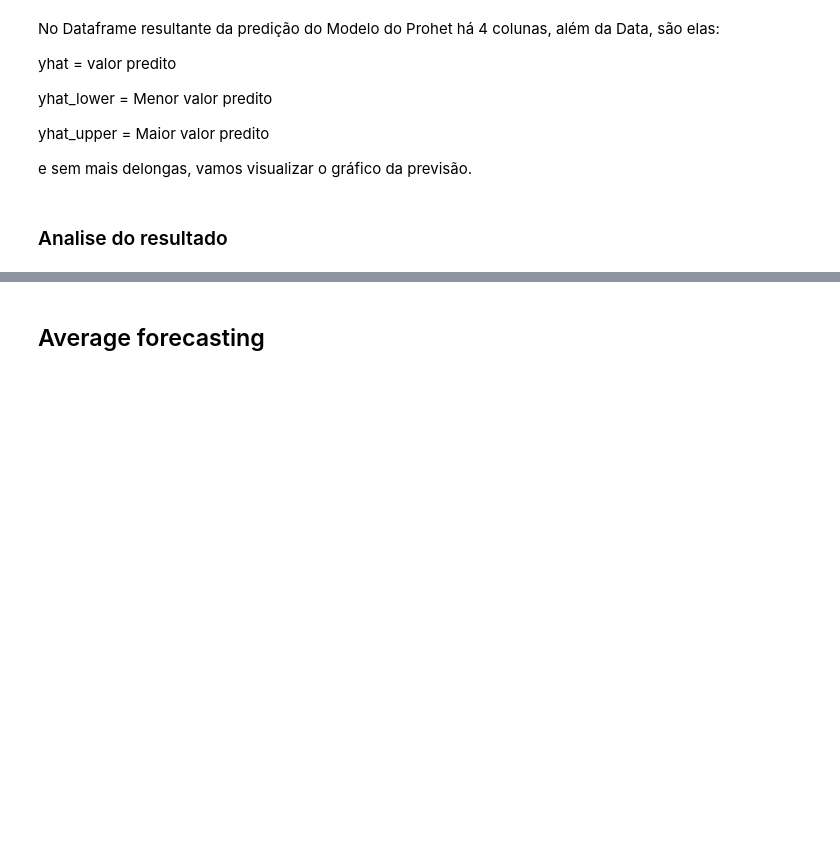
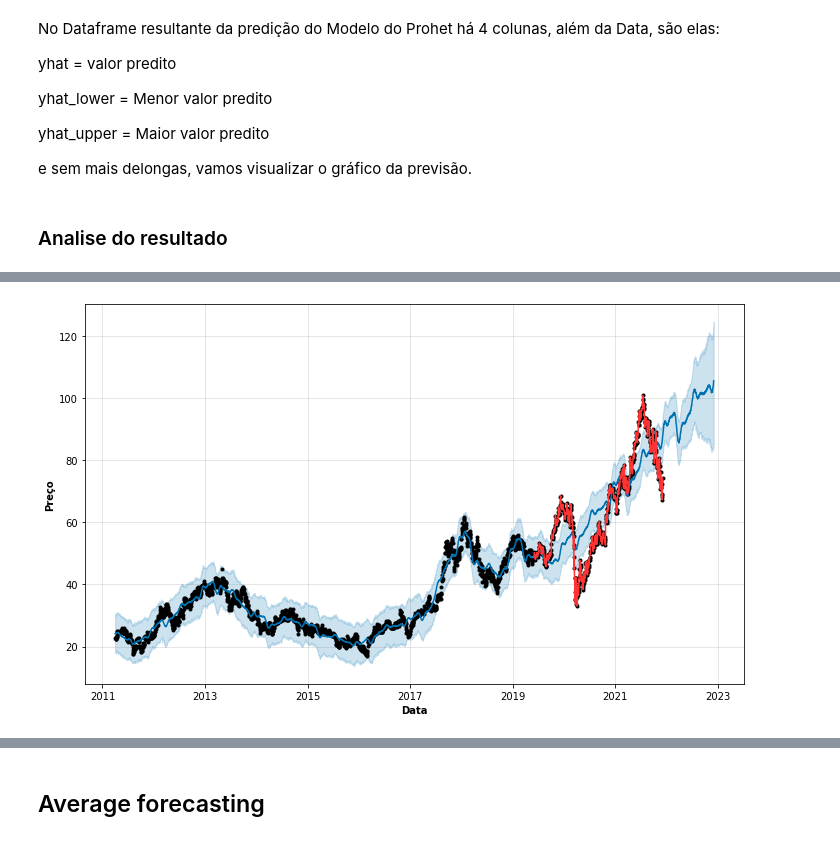
Before and after one commit to tauasilva/analise-de-acoes-com-prophet, a Jupyter notebook: Analise de ações.ipynb, the cells around one changed output, grey strips where cells are left out. Saved outputs shown, nothing was run; the diff lists cells and outputs as text; code cells hidden in the pictures; blank space fills up the shorter version.

```diff
--- a/Analise de ações.ipynb
+++ b/Analise de ações.ipynb
@@ -94,13 +167,11 @@ print(df_train.head())
 # %%
-df_test = df_ticket
-
 #Transformando o Dataframe de teste correto para o Prophet
 #Precisamos que a data volte a ser uma coluna
-df_test = df_test.reset_index()
+df_base_testes = df_base_testes.reset_index()
 
 #Excluindo as colunas que não vamos precisar
-df_test.drop(['Open', 'High', 'Low', 'Adj Close', 'Volume'], axis=1, inplace = True)
+df_base_testes.drop(['Open', 'High', 'Low', 'Adj Close', 'Volume'], axis=1, inplace = True)
 
 #Renomeando as colunas para o padrão do prophet
-df_test.rename(columns={'Close': 'y', 'Date': 'ds'}, inplace=True)
-df_test.head()
+df_base_testes.rename(columns={'Close': 'y', 'Date': 'ds'}, inplace=True)
+df_base_testes.head()
@@ -154,0 +248,8 @@ plot_plotly(model,forecast)
+# %%
+model.plot(forecast)
+plt.plot(df_base_testes['ds'],df_base_testes['y'],'-',color='#ff3333',alpha=1)
+plt.xlabel('Data',fontsize=10,fontweight='bold',color='black')
+plt.ylabel('Preço',fontsize=10,fontweight='bold',color='black')
+plt.show()
+# %% [output]
+[figure, added]
```
Also changed, not shown: parts of 28 cells of this notebook.
